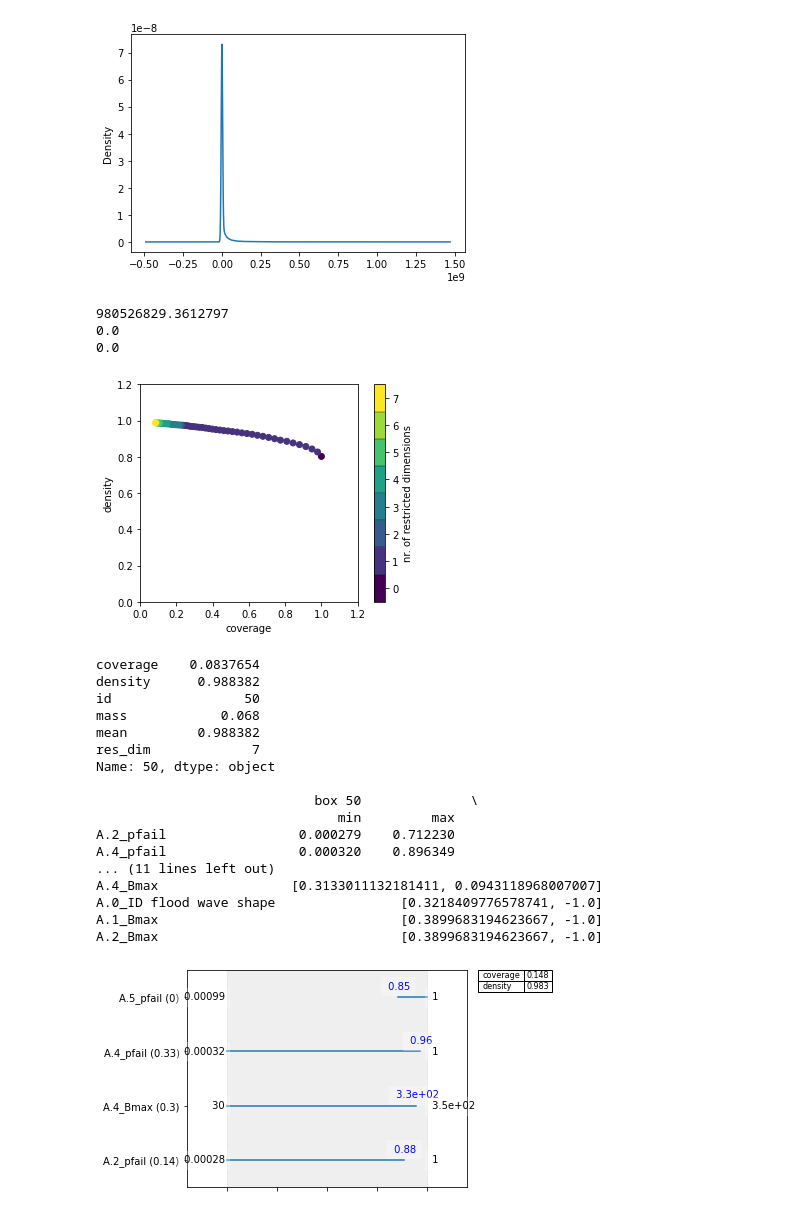
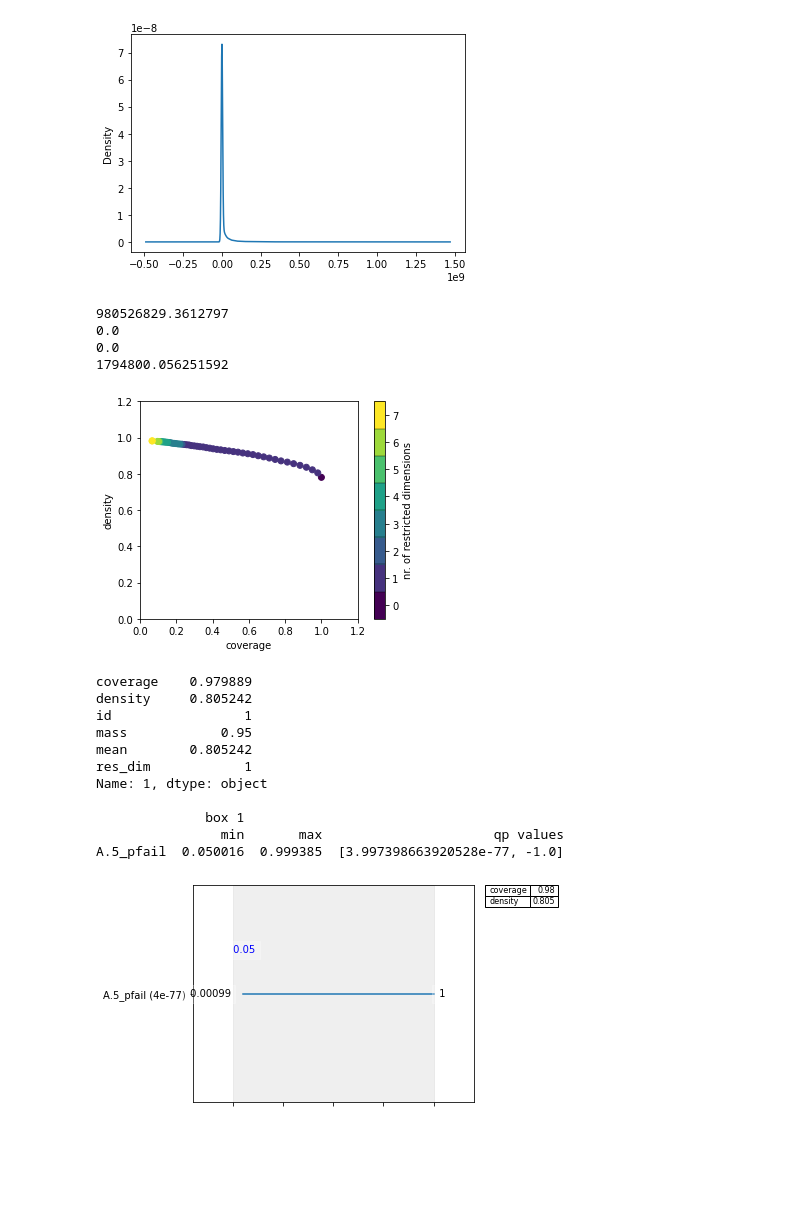
Before and after one commit to ArieTieszoon/ModelBasedDecisionMaking_G18, a Jupyter notebook: Give files/Prim_and_dimensional_stacking_100_policies.ipynb, the cells around one changed output. Cells and saved outputs as stored; diff of their text form; code cells hidden in the pictures; blank space fills up the shorter version.

```diff
--- a/Give files/Prim_and_dimensional_stacking_100_policies.ipynb
+++ b/Give files/Prim_and_dimensional_stacking_100_policies.ipynb
@@ -292,14 +213,16 @@ data.plot.kde()
 print(data.max())
 print(data.min())
 print(data.quantile(.2))
+print(data.quantile(.8))
 # %% [output]
 980526829.3612797
 0.0
 0.0
+1794800.056251592
 # %%
 data = outcomes_total_dikerings_load_DF['A.5_Expected Total Damage']
 
-y = data < 2000000
+y = data <= 0
 
 prim_alg_damage5 = prim.Prim(experiments,y, threshold=0.8)
 
@@ -308,29 +231,23 @@ box_damage5 = prim_alg_damage5.find_box()
 box_damage5.show_tradeoff()
 plt.show()
 # %% [output]
-[figure, old version]
+[figure, new version]
 # %%
-box_damage5.inspect(50)
+box_damage5.inspect(1)
 # %% [output]
-coverage    0.0837654
-density      0.988382
-id                 50
-mass            0.068
-mean         0.988382
-res_dim             7
-Name: 50, dtype: object
+coverage    0.979889
+density     0.805242
+id                 1
+mass            0.95
+mean        0.805242
+res_dim            1
+Name: 1, dtype: object
 
-                            box 50              \
-                               min         max
-A.2_pfail                 0.000279    0.712230
-A.4_pfail                 0.000320    0.896349
-... (11 lines left out)
-A.4_Bmax                 [0.3133011132181411, 0.0943118968007007]
-A.0_ID flood wave shape                [0.3218409776578741, -1.0]
-A.1_Bmax                               [0.3899683194623667, -1.0]
-A.2_Bmax                               [0.3899683194623667, -1.0]
+              box 1
+                min       max                      qp values
+A.5_pfail  0.050016  0.999385  [3.997398663920528e-77, -1.0]
 # %%
-box_damage5.inspect(40,style='graph')
+box_damage5.inspect(1,style='graph')
 plt.show()
 # %% [output]
-[figure, old version]
+[figure, new version]
```
Also changed, not shown: parts of 42 cells of this notebook.
